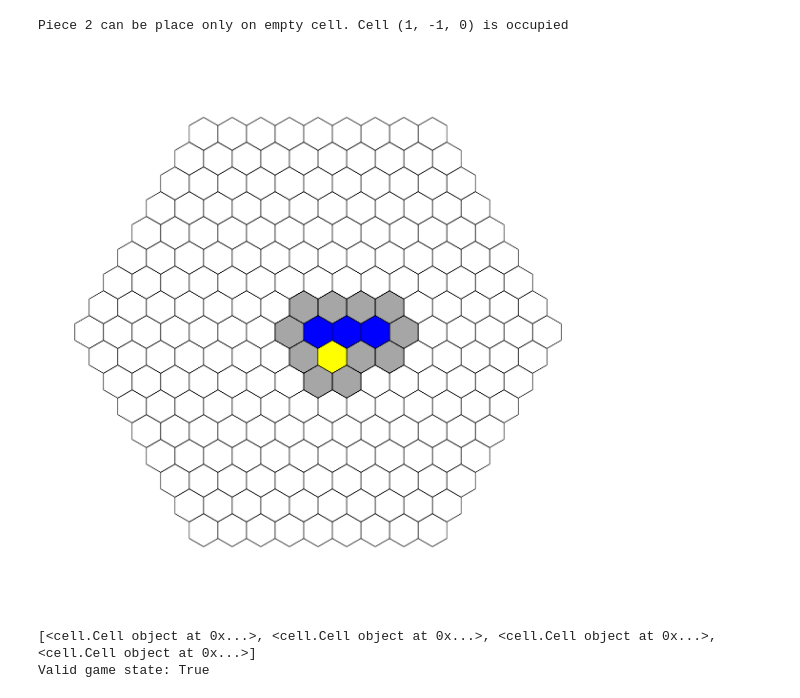
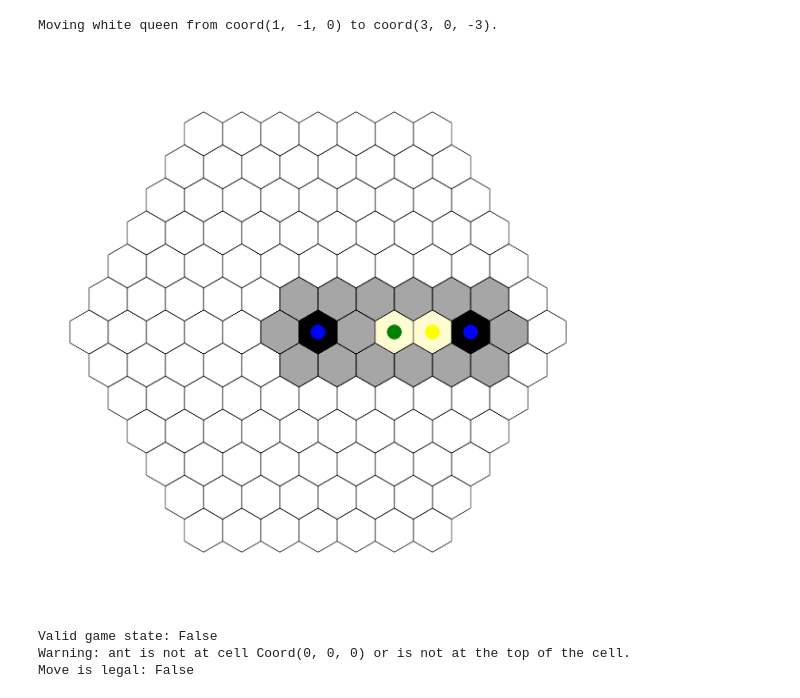
Before and after one commit to otheiner/hive_game, a Jupyter notebook: development_notebook.ipynb, the cells around one changed output. Cells and saved outputs as stored; diff of their text form; code cells hidden in the pictures.

Commit message:
Better drawing with piece types and improved cell logic. Defined coordinates class.

```diff
--- a/development_notebook.ipynb
+++ b/development_notebook.ipynb
@@ -1,6 +1,9 @@
 # %%
 import importlib
 import sys
+
+from src.cell import CubeCoordinates
+
 sys.path.append("src")
 
 import board
@@ -8,62 +11,58 @@ import cell
 import piece
 import game_engine
 import GUI
 importlib.reload(board)
 importlib.reload(cell)
 importlib.reload(piece)
 importlib.reload(game_engine)
 importlib.reload(GUI)
 from board import Board
 from cell import Cell
-from piece import Piece, Ant
+from piece import Piece, Ant, Queen, Spider, Grasshopper, Beetle
 from game_engine import Game
 from GUI import GUI
+from cell import Cell, GridCoordinates
 
 
-board_halfwidth_t = 8
-cell_size_t = 1.5
-canvas_size_t = 50
+board_halfwidth_t = 6
+cell_size_t = 1
+canvas_size_t = 25
 
 g = Game(board_halfwidth_t)
 ui = GUI(g, cell_size=cell_size_t, canvas_size=canvas_size_t)
 
-c1 = Cell(0,0,0)
-c2 = Cell(1,+0,-1)
-c3 = Cell(2,0,- 2)
-c4 = Cell(1,-1,0)
-c5 = Cell(3,-1,-2)
-c6 = Cell(3,0,-3)
-c7 = Cell(4,0,-4)
+c1 = GridCoordinates(0,0)
+c2 = GridCoordinates(1,+0)
+c3 = GridCoordinates(2,0,- 2)
+c4 = GridCoordinates(1,-1,0)
+c5 = GridCoordinates(3,-1,-2)
+c6 = GridCoordinates(3,0,-3)
+c7 = GridCoordinates(4,0,-4)
 
-ant1=Ant()
-ant2=Ant()
-ant3=Ant()
-ant4=Ant()
-queen=Piece(Piece.PieceType.QUEEN)
+ant1=Ant(Piece.PieceColour.BLACK)
+ant2=Ant(Piece.PieceColour.BLACK)
+ant3=Ant(Piece.PieceColour.BLACK)
+grasshopper1=Grasshopper(Piece.PieceColour.WHITE)
+queen=Queen(Piece.PieceColour.WHITE)
 
 ui.place_piece(c1,ant1)
-ui.place_piece(c2,ant2)
-ui.place_piece(c3,ant3)
+#ui.place_piece(c2,ant2)
+ui.place_piece(c3,grasshopper1)
 ui.place_piece(c4,queen)
-ui.place_piece(c4,ant3)
+ui.place_piece(c7,ant3)
 
-#ui.move_piece(c4,c6,queen)
+ui.move_piece(c4,c6,queen)
 ui.draw_outer_border()
 
 ui.draw_board()
 ui.show_canvas()
 
-
-#g.move_piece(c1,c5,ant1)
-#g.move_piece(c2,c6,ant2)
-#g.draw_board()
-#g.draw_cells(g.get_occupied_cells(), fill_color='red')
-#g.draw_cells(g.get_outer_border(), fill_color='grey')
-#g.show_canvas()
 print(f"Valid game state: {g.is_valid_state()}")
-#print(f"Piece is movable: {g.is_move_legal(c2,c6,ant2)}")
+#TODO This is not correct - problem with piece comparison (probably comparing different objects)
+print(f"Move is legal: {g.is_move_legal(c1,c6,ant2)}")
 # %% [output]
-Piece 2 can be place only on empty cell. Cell (1, -1, 0) is occupied
+Moving white queen from coord(1, -1, 0) to coord(3, 0, -3).
-[figure, old version]
+[figure, new version]
-[<cell.Cell object at 0x...>, <cell.Cell object at 0x...>, <cell.Cell object at 0x...>, <cell.Cell object at 0x...>]
-Valid game state: True
+Valid game state: False
+Warning: ant is not at cell Coord(0, 0, 0) or is not at the top of the cell.
+Move is legal: False
```
Also changed, not shown: 5 other files.
